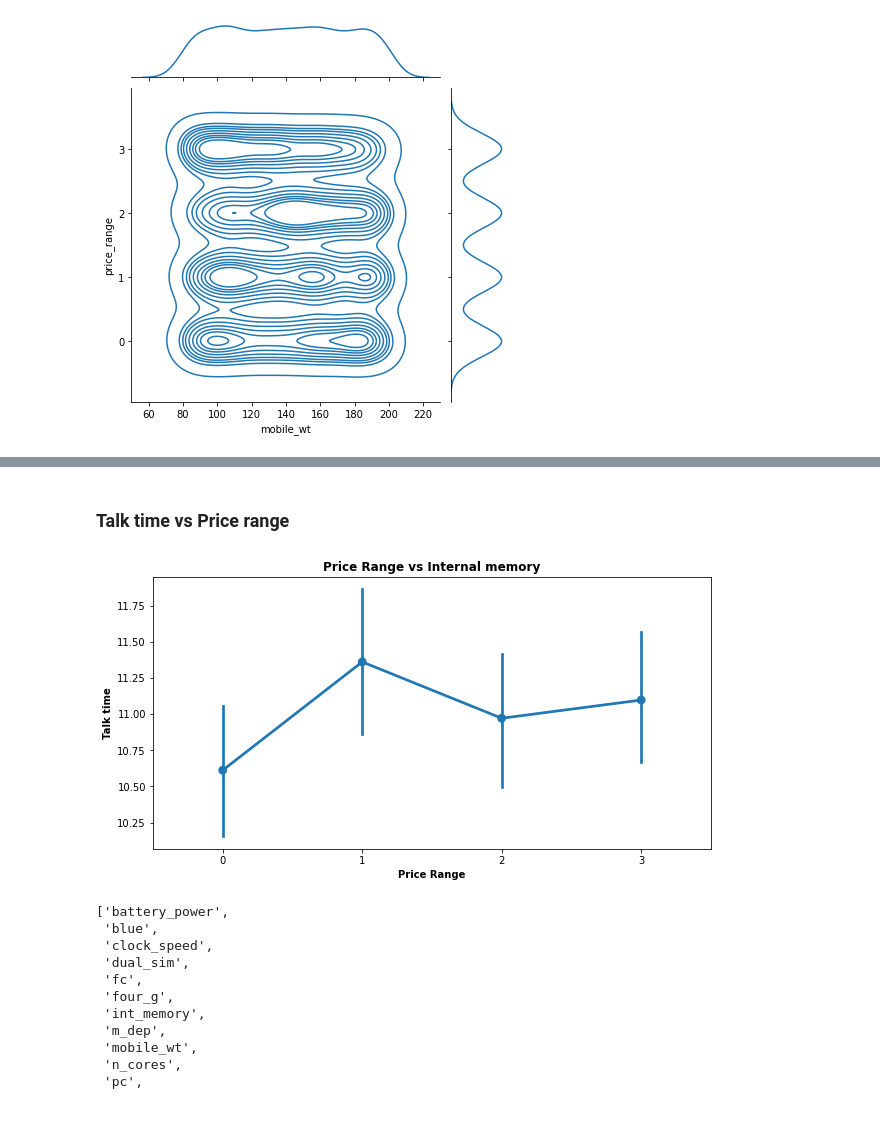
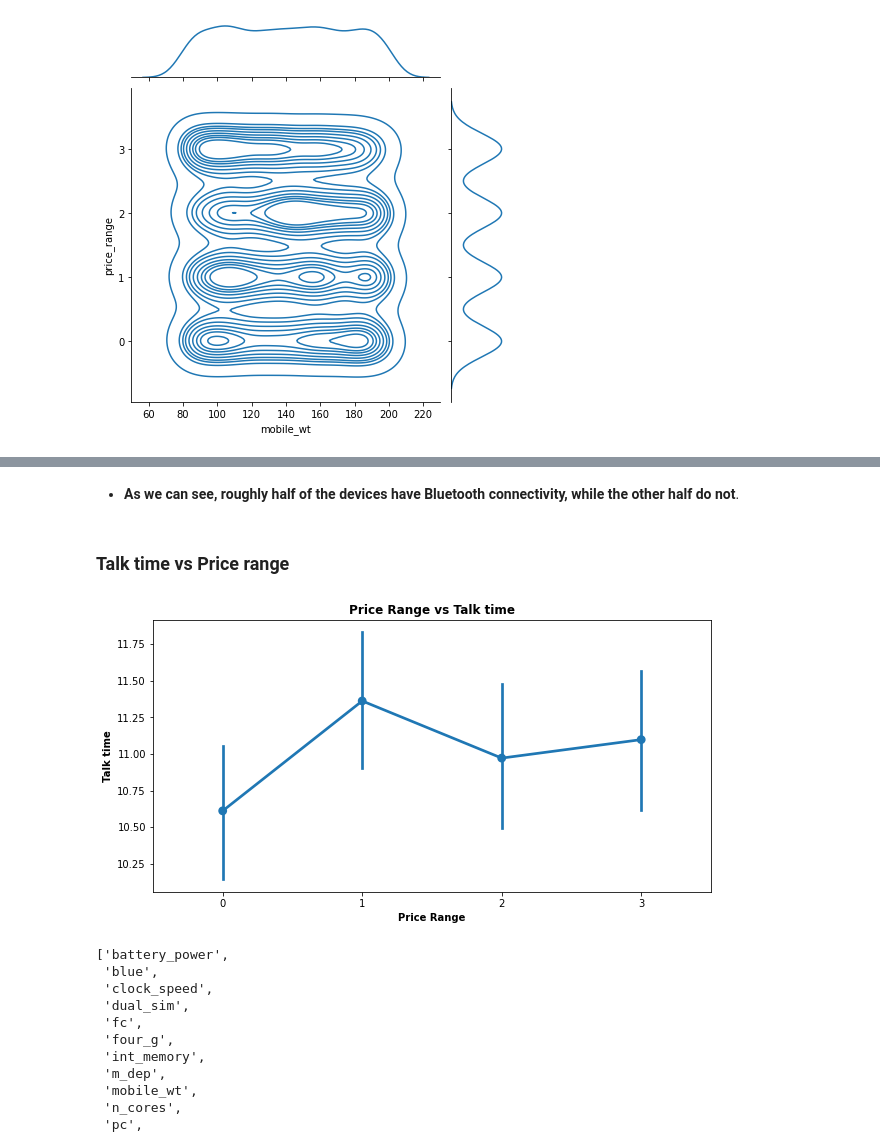
Before and after one commit to Amoghakrao/Mobile-Price-Range-Prediction, a Jupyter notebook: Mobile_Price_Range_Prediction_Amogha_K.ipynb, the cells around one changed output, grey strips where cells are left out. Drawn from its saved outputs; the diff is of its cells as text; code cells hidden in the pictures; blank space fills up the shorter version.

```diff
--- a/Mobile_Price_Range_Prediction_Amogha_K.ipynb
+++ b/Mobile_Price_Range_Prediction_Amogha_K.ipynb
@@ -377,16 +399,18 @@ plt.show()
+# %% [markdown]
+*  **As we can see, roughly half of the devices have Bluetooth connectivity, while the other half do not**.
 # %% [markdown]
 ### **Talk time vs Price range**
 # %%
 #VISUALIZING PRICE RANGE V/S TALK TIME IN POINT PLOT
 plt.figure(figsize=(10,5))
 sns.pointplot(x="price_range",y="talk_time", data=mobile_data)
 plt.xlabel('Price Range', fontweight ='bold')
 plt.ylabel('Talk time', fontweight ='bold')
 plt.grid(False)
-plt.title('Price Range vs Internal memory', fontweight ='bold')
+plt.title('Price Range vs Talk time', fontweight ='bold')
 plt.show()
 # %% [output]
-[figure, old version]
+[figure, new version]
 # %%
 #LET'S SEE THE NUMERICAL COLUMNS OF OUR DATA SET.
 numeric_features = list(mobile_data.describe().columns)
```
Also changed, not shown: parts of 28 cells of this notebook.
